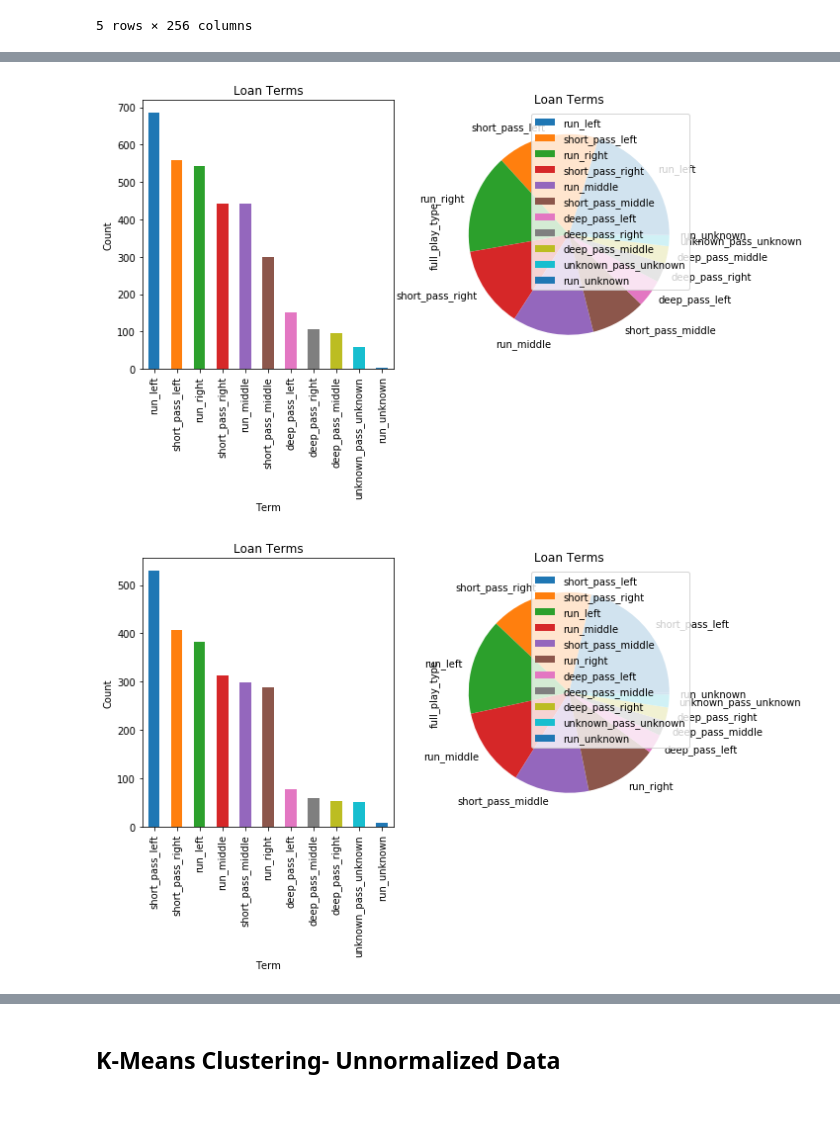
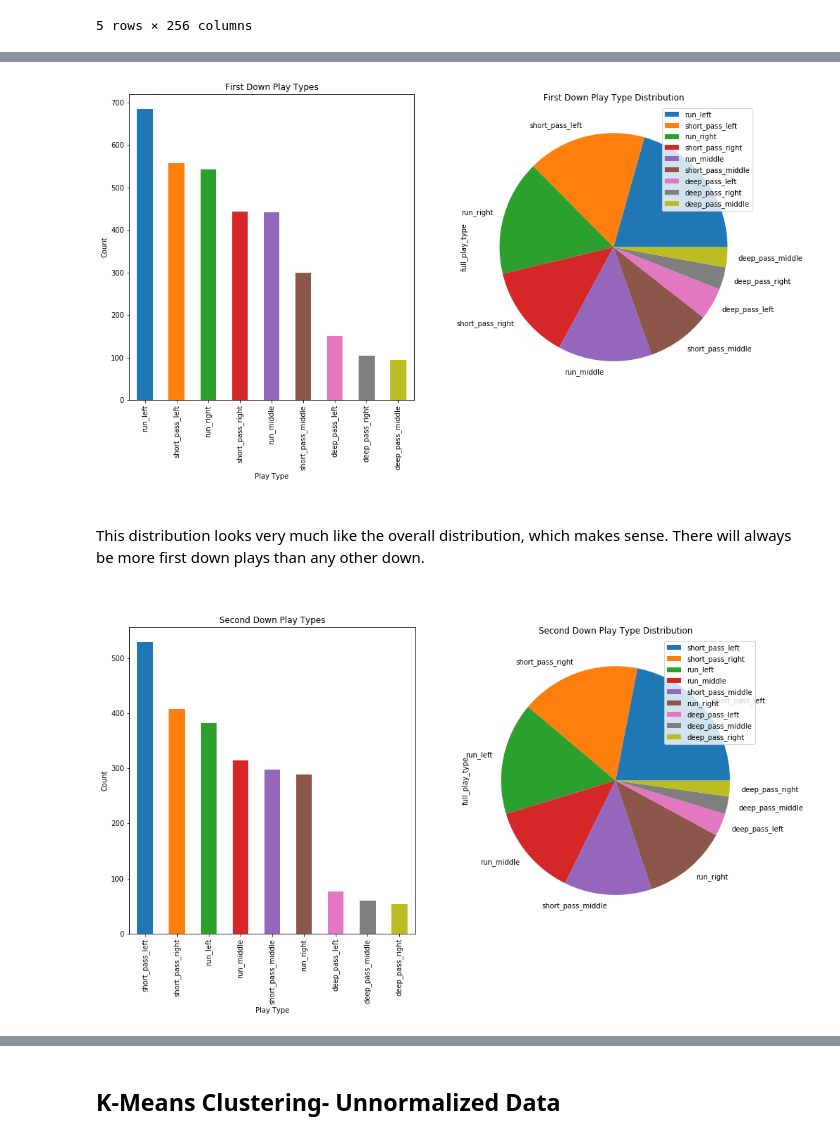
Before and after one commit to danehooker/Thinkful-Projects, a Jupyter notebook: Final Capstone.ipynb, the cells around one changed output, grey strips where cells are left out. Saved outputs shown, nothing was run; the diff lists cells and outputs as text; code cells hidden in the pictures; blank space fills up the shorter version.

```diff
--- a/Final Capstone.ipynb
+++ b/Final Capstone.ipynb
@@ -122,6 +103,12 @@ NE_df = NE_df.replace(np.nan, 'unknown', regex=True)
 
 
 NE_df['full_play_type'] = NE_df[['play_type','pass_location', 'run_location', 'pass_length']].apply(get_full_play_type, axis=1)
+# %%
+# getting rid of unknowns
+play_filter = ['run_left', 'run_middle', 'run_right', 'short_pass_left', 'short_pass_middle', 'short_pass_right', 'deep_pass_left', 'deep_pass_middle', 'deep_pass_right']
+# %%
+#getting rid of unknowns
+NE_df = NE_df.loc[NE_df.full_play_type.isin(play_filter), ]
 # %%
 NE_df.head()
 # %% [output]
@@ -157,34 +150,36 @@ first_df = NE_df.loc[NE_df['down'] == 1.0, ]
 second_df = NE_df.loc[NE_df['down'] == 2.0, ]
 third_df = NE_df.loc[NE_df['down'] == 3.0, ]
 # %%
-plt.figure(figsize=(10, 5)) #making a subplot
+plt.figure(figsize=(16, 8)) #making a subplot
 
 plt.subplot(1, 2, 1)
 first_df.full_play_type.value_counts().plot(kind='bar')
-plt.title('Loan Terms')
+plt.title('First Down Play Types')
 plt.ylabel('Count')
-plt.xlabel('Term')
+plt.xlabel('Play Type')
 
 plt.subplot(1, 2, 2)
 first_df.full_play_type.value_counts().plot(kind='pie')
-plt.title('Loan Terms')
+plt.title('First Down Play Type Distribution')
 plt.legend()
 plt.show()
 # %% [output]
-[figure, old version]
+[figure, new version]
+# %% [markdown]
+<br>This distribution looks very much like the overall distribution, which makes sense. There will always be more first down plays than any other down.<br><br>
 # %%
-plt.figure(figsize=(10, 5)) #making a subplot
+plt.figure(figsize=(16, 8)) #making a subplot
 
 plt.subplot(1, 2, 1)
 second_df.full_play_type.value_counts().plot(kind='bar')
-plt.title('Loan Terms')
+plt.title('Second Down Play Types')
 plt.ylabel('Count')
-plt.xlabel('Term')
+plt.xlabel('Play Type')
 
 plt.subplot(1, 2, 2)
 second_df.full_play_type.value_counts().plot(kind='pie')
-plt.title('Loan Terms')
+plt.title('Second Down Play Type Distribution')
 plt.legend()
 plt.show()
 # %% [output]
-[figure, old version]
+[figure, new version]
```
Also changed, not shown: parts of 79 cells of this notebook.
